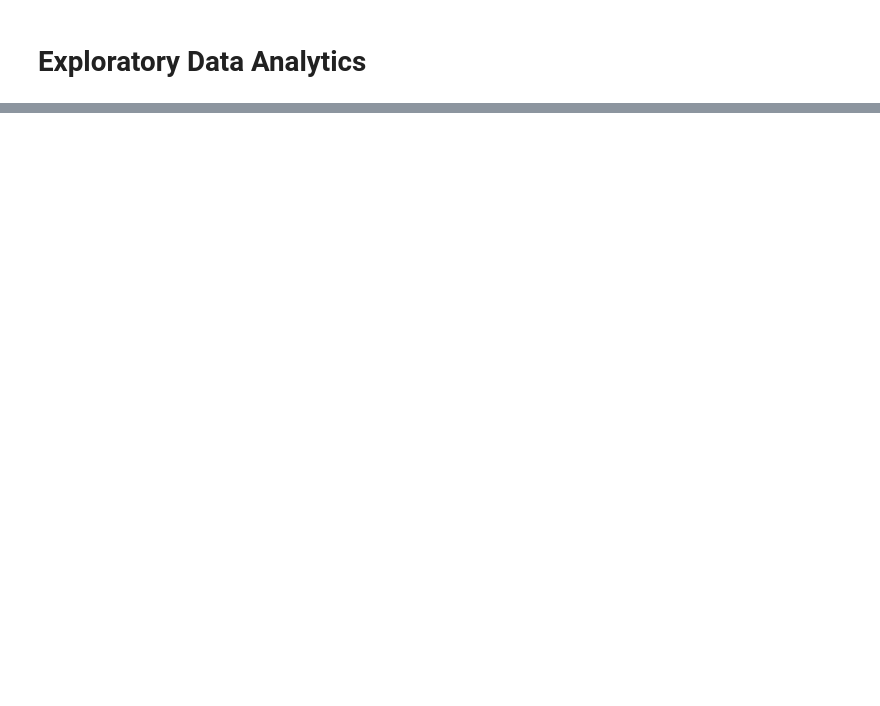
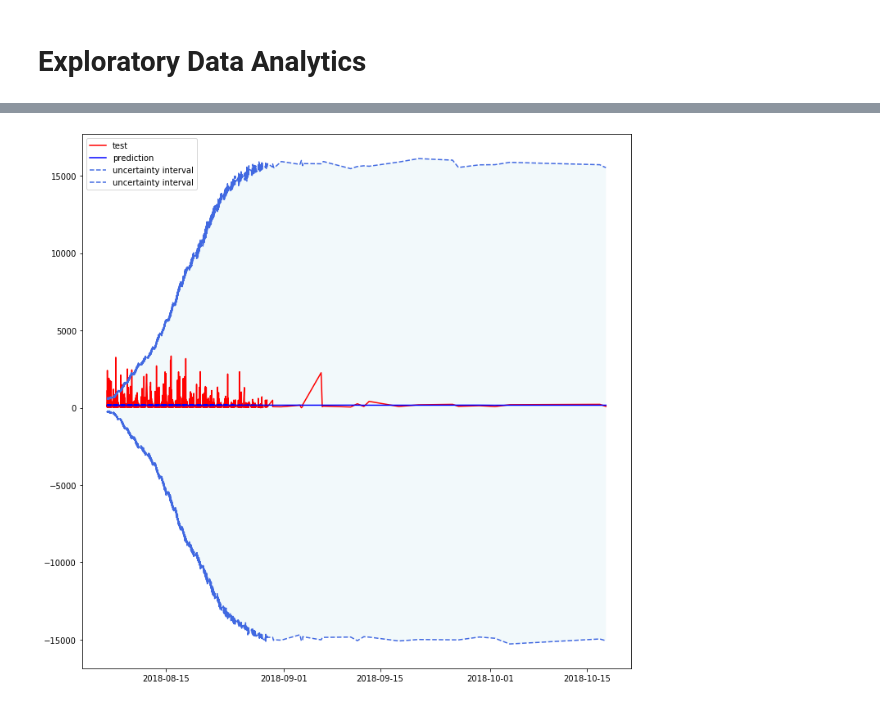
Before and after one commit to alireza-alizadegan/e-commerce-Sales, a Jupyter notebook: Sales Forecast.ipynb, the cells around one changed output, grey strips where cells are left out. Saved outputs shown, nothing was run; the diff lists cells and outputs as text; code cells hidden in the pictures; blank space fills up the shorter version.

```diff
--- a/Sales Forecast.ipynb
+++ b/Sales Forecast.ipynb
@@ -75,0 +213,12 @@ model.fit(train)
+# %%
+plt.figure(figsize = (12, 12))
+plt.plot(test['ds'], test['y'].values, c="red", label="test")
+plt.plot(test['ds'], forecast['yhat'].values, c="blue", label="prediction")
+plt.plot(test['ds'], forecast['yhat_lower'].values, c="royalblue", label="uncertainty interval", linestyle='--')
+plt.plot(test['ds'], forecast['yhat_upper'].values, c="royalblue", label="uncertainty interval", linestyle='--')
+ax = plt.gca()
+ax.fill_between(test['ds'],  forecast['yhat_lower'], forecast['yhat_upper'], facecolor='lightblue', alpha=0.15, interpolate=True)
+plt.legend()
+plt.show();
+# %% [output]
+[figure, added]
```
Also changed, not shown: parts of 22 cells of this notebook, 5 other files.
